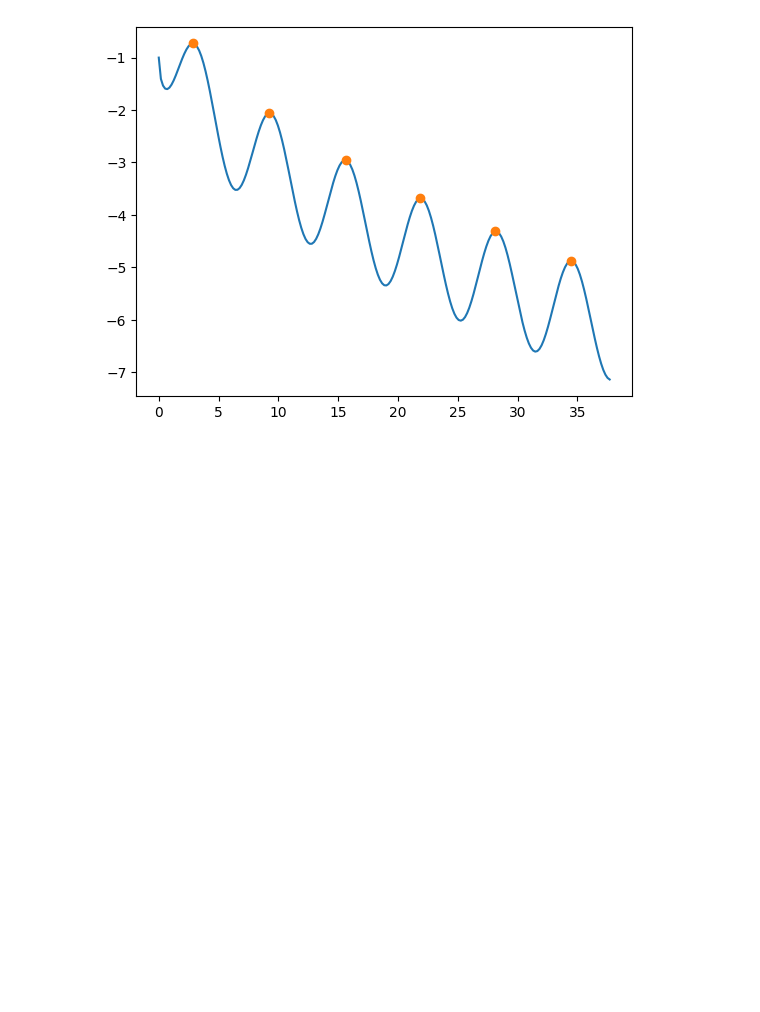
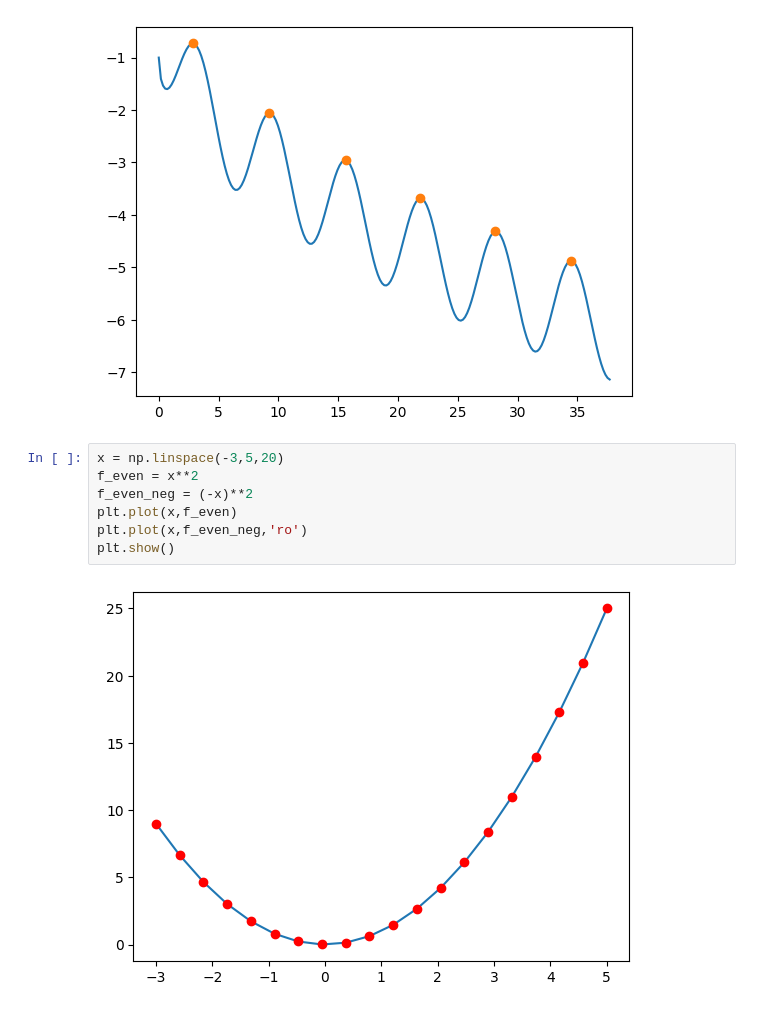
Before and after one commit to yaowenqiang/master_math_by_coding_in_python, a Jupyter notebook: differences.ipynb, the cells around one changed output. Drawn from its saved outputs; the diff is of its cells as text; blank space fills up the shorter version.

Commit message:
add even and odd function demo

```diff
--- a/differences.ipynb
+++ b/differences.ipynb
@@ -561,3 +561,12 @@ plt.show()
 # %% [output]
 [ 16  52  88 123 158 194]
 [figure]
+# %%
+x = np.linspace(-3,5,20)
+f_even = x**2
+f_even_neg = (-x)**2
+plt.plot(x,f_even)
+plt.plot(x,f_even_neg,'ro')
+plt.show()
+# %% [output]
+[figure, added]
```
Also changed, not shown: parts of 3 cells of this notebook, 1 other file.
